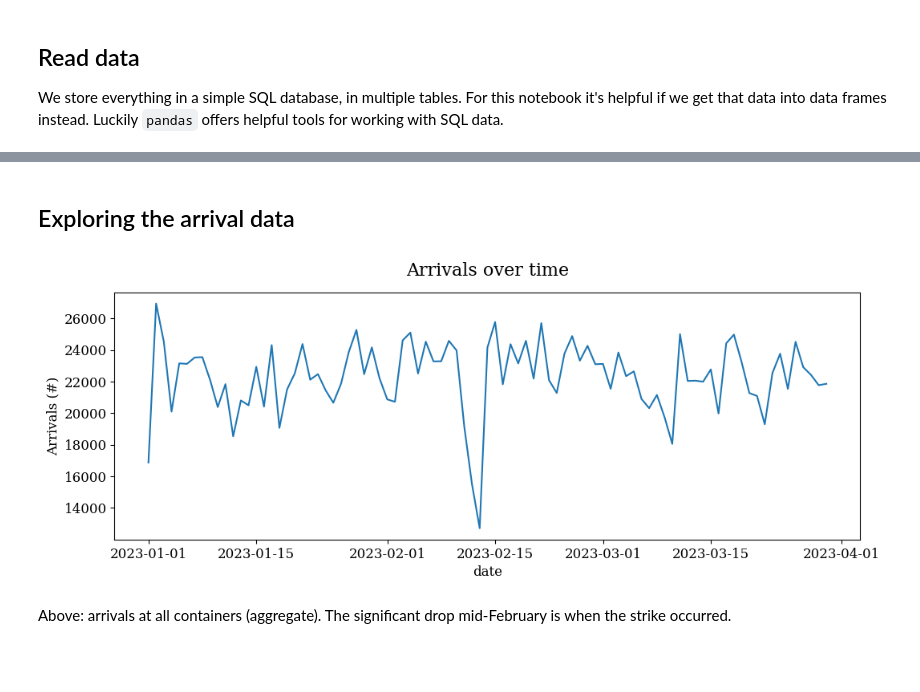
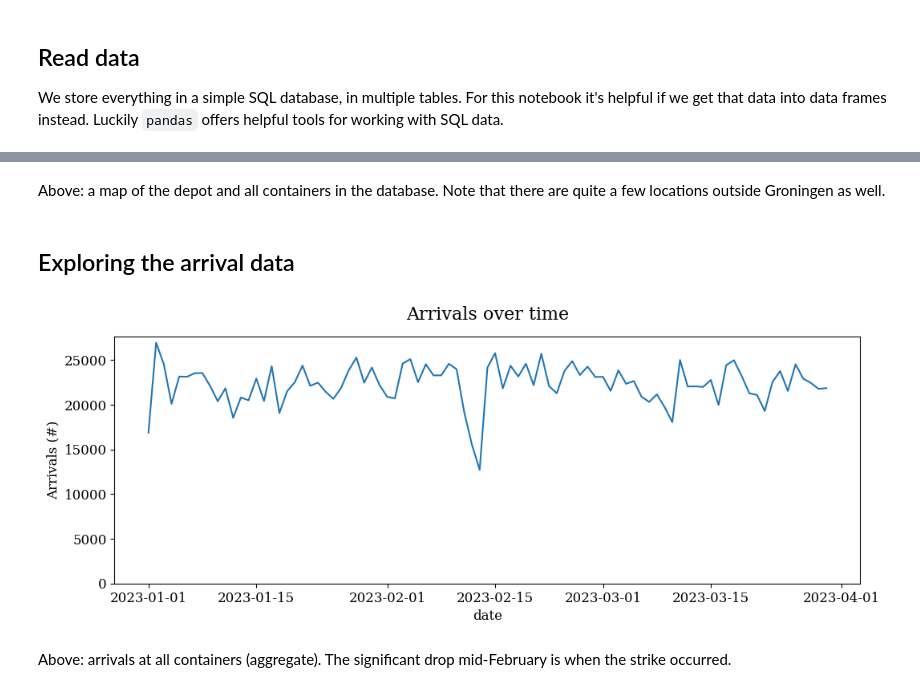
Before and after one commit to N-Wouda/Urban-Waste-Collection, a Jupyter notebook: notebooks/exploratory_analysis.ipynb, the cells around one changed output, grey strips where cells are left out. Saved outputs shown, nothing was run; the diff lists cells and outputs as text; code cells hidden in the pictures; blank space fills up the shorter version.

```diff
--- a/notebooks/exploratory_analysis.ipynb
+++ b/notebooks/exploratory_analysis.ipynb
@@ -28,6 +30,7 @@ For this notebook it's helpful if we get that data into data frames instead.
 Luckily `pandas` offers helpful tools for working with SQL data.
 # %%
 with sqlite3.connect("data/waste.db") as con:
+    locations = pd.read_sql("SELECT * FROM locations", con)
     containers = pd.read_sql("SELECT * FROM containers", con)
     arrivals = pd.read_sql("SELECT * FROM arrivals", con, parse_dates=['date'])
     services = pd.read_sql("SELECT * FROM services", con, parse_dates=['date'])
@@ -34,11 +48,15 @@ with sqlite3.connect("data/waste.db") as con:
+# %% [markdown]
+Above: a map of the depot and all containers in the database.
+Note that there are quite a few locations outside Groningen as well.
 # %% [markdown]
 ## Exploring the arrival data
 # %%
 ax = arrivals.container.groupby(arrivals.date.dt.date).count().plot()
+ax.set_ylim(bottom=0)
 ax.set_ylabel("Arrivals (#)")
 ax.set_title("Arrivals over time");
 # %% [output]
-[figure, old version]
+[figure, new version]
 # %% [markdown]
 Above: arrivals at all containers (aggregate). The significant drop mid-February is when the strike occurred.
 # %%
```
Also changed, not shown: parts of 4 cells of this notebook.
